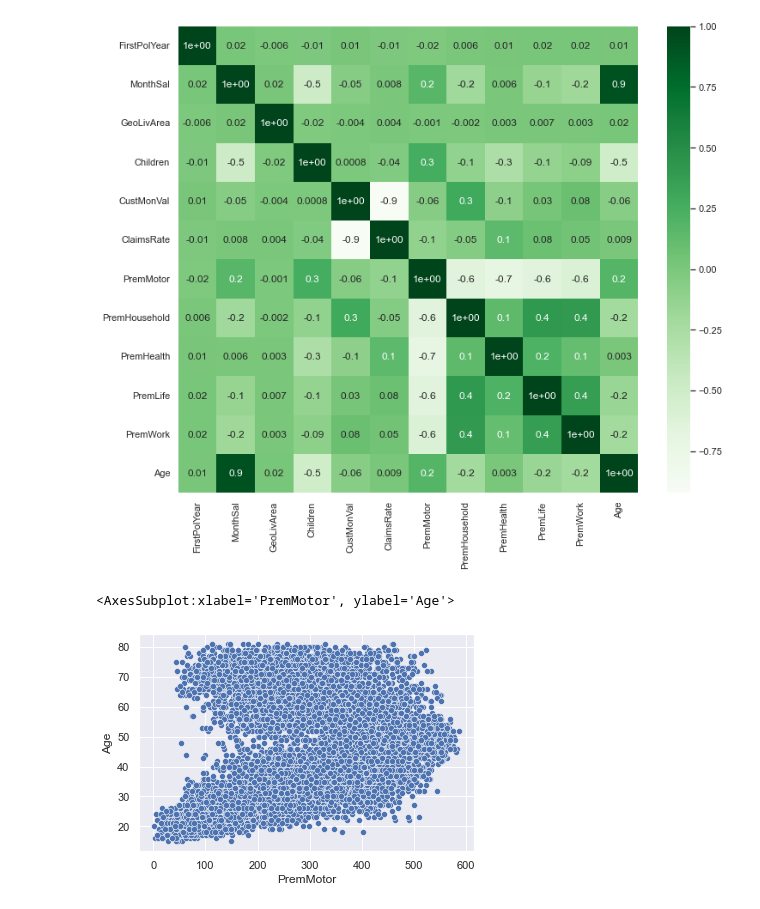
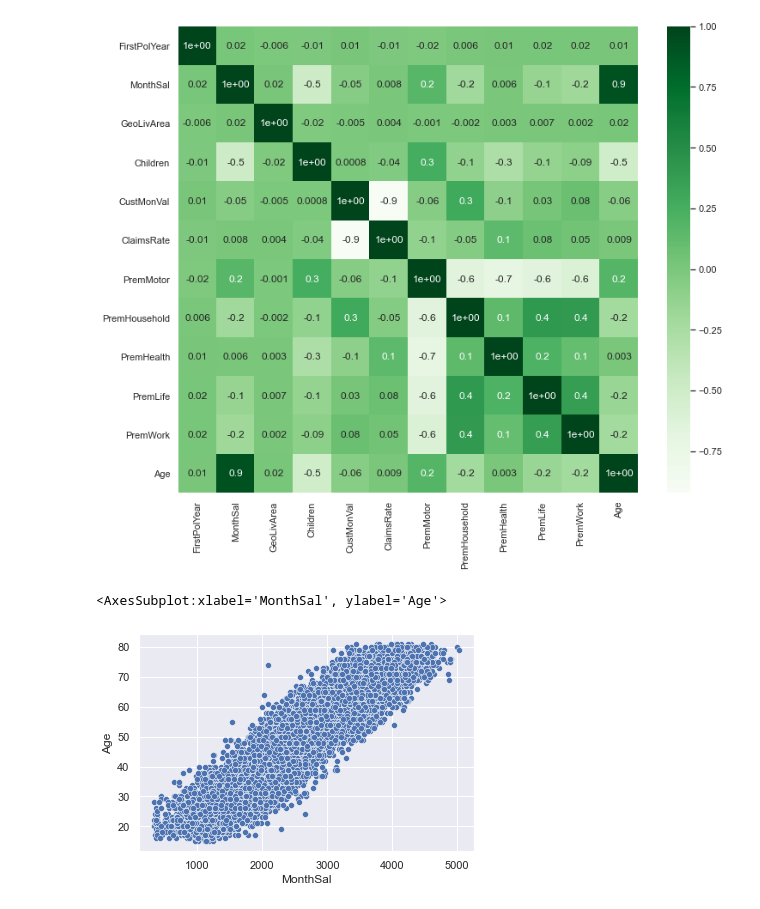
Before and after one commit to henrymmarques/DMProject, a Jupyter notebook: preprocess.ipynb, the cells around one changed output. Cells and saved outputs as stored; diff of their text form; code cells hidden in the pictures.

```diff
--- a/preprocess.ipynb
+++ b/preprocess.ipynb
@@ -49,7 +51,7 @@ Data columns (total 13 columns):
 dtypes: float64(12), object(1)
 memory usage: 1.1+ MB
 # %%
-non_metric_features = ["EducDeg", "Children"]
+non_metric_features = ["EducDeg", "Children", 'GeoLivArea']
 metric_features=df.columns.drop(non_metric_features).to_list()
 # %%
 df.isna().sum()
@@ -292,7 +296,7 @@ cor_heatmap(cor_pearson)
 # %% [output]
 [figure]
 # %%
-sns.scatterplot(x='PremMotor', y='Age', data=df)
+sns.scatterplot(x='MonthSal', y='Age', data=df)
 # %% [output]
-<AxesSubplot:xlabel='PremMotor', ylabel='Age'>
+<AxesSubplot:xlabel='MonthSal', ylabel='Age'>
-[figure, old version]
+[figure, new version]
```
Also changed, not shown: parts of 18 cells of this notebook.
